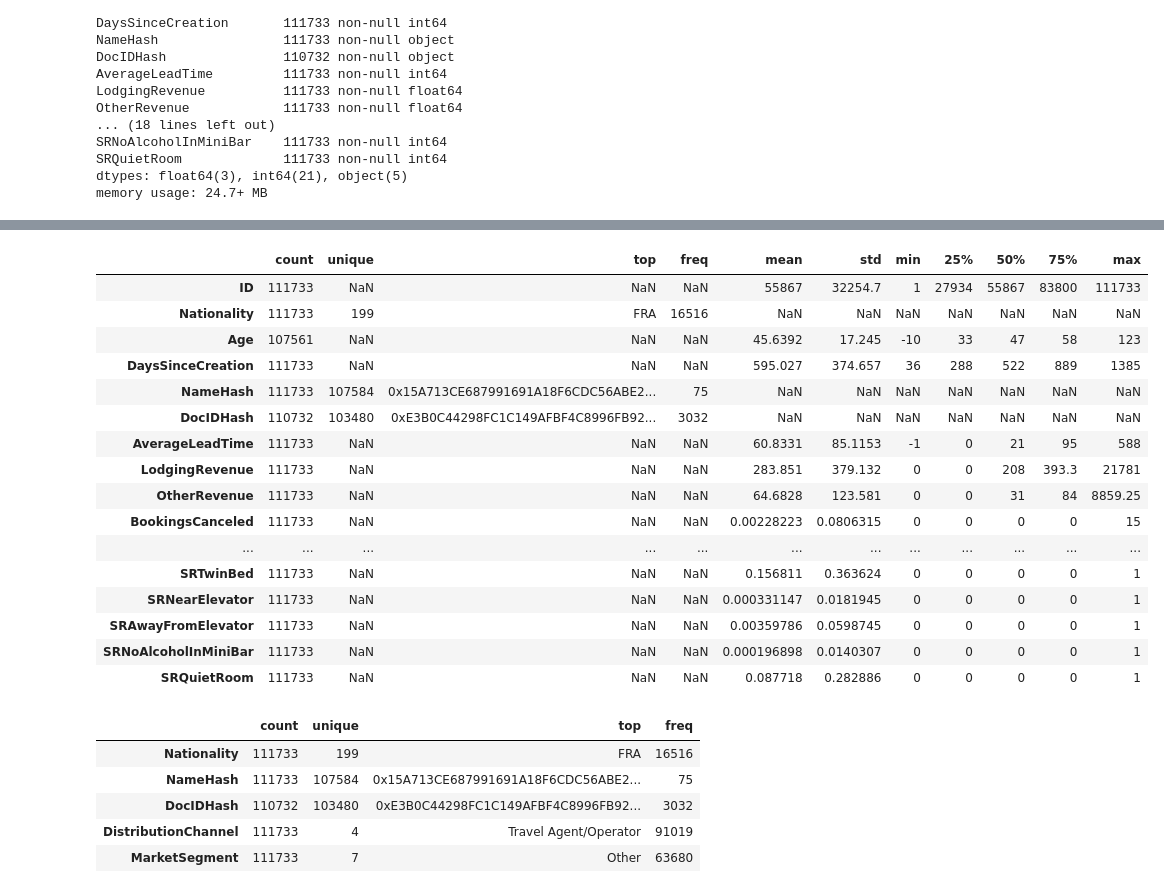
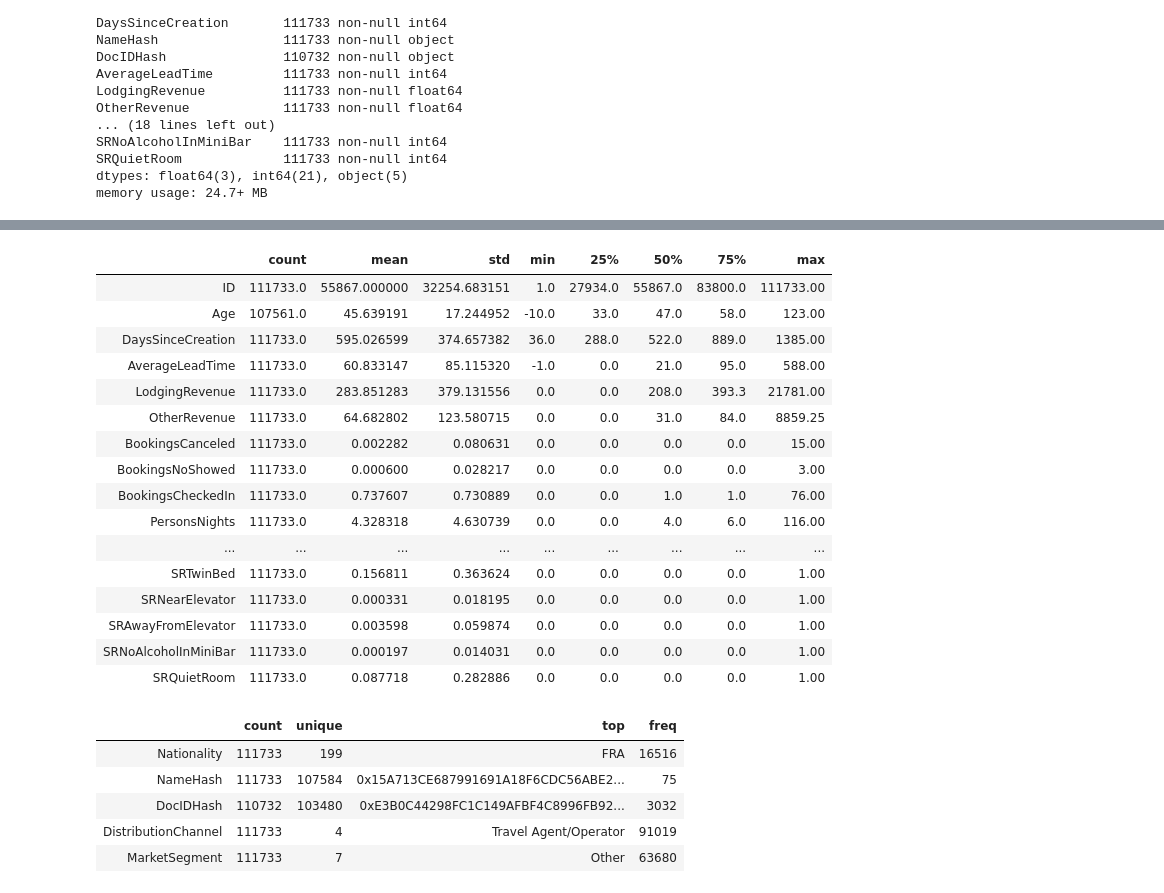
Before and after one commit to pmfs-alves/BCDS_Proj1_Segmentation, a Jupyter notebook: BCDS_Proj1_Customer_Seg.ipynb, the cells around one changed output, grey strips where cells are left out. Saved outputs shown, nothing was run; the diff lists cells and outputs as text; code cells hidden in the pictures.

```diff
--- a/BCDS_Proj1_Customer_Seg.ipynb
+++ b/BCDS_Proj1_Customer_Seg.ipynb
@@ -72,27 +72,27 @@ ds.head(10).transpose()
 | SRQuietRoom | 0 | 0 | 0 | 0 | 0 | 0 | 0 | 0 | 0 | 0 |
 # %%
 # Summary statistics for numerical variables
-summary=ds.describe(exclude=[np.object])   # exclude only objects, they will be treated next
-summary=summary.transpose()  # transpose the summary for easier reading
+summary=ds.describe(exclude=[np.object]).transpose()   # exclude only objects, they will be treated next
+                                                       # transpose the summary for easier reading
 summary.head(len(summary))
 # %% [output]
-|  | count | unique | top | freq | mean | std | min | 25% | 50% | 75% | max |
-| ID | 111733 | NaN | NaN | NaN | 55867 | 32254.7 | 1 | 27934 | 55867 | 83800 | 111733 |
-| Nationality | 111733 | 199 | FRA | 16516 | NaN | NaN | NaN | NaN | NaN | NaN | NaN |
-| Age | 107561 | NaN | NaN | NaN | 45.6392 | 17.245 | -10 | 33 | 47 | 58 | 123 |
-| DaysSinceCreation | 111733 | NaN | NaN | NaN | 595.027 | 374.657 | 36 | 288 | 522 | 889 | 1385 |
-| NameHash | 111733 | 107584 | 0x15A713CE687991691A18F6CDC56ABE2... | 75 | NaN | NaN | NaN | NaN | NaN | NaN | NaN |
-| DocIDHash | 110732 | 103480 | 0xE3B0C44298FC1C149AFBF4C8996FB92... | 3032 | NaN | NaN | NaN | NaN | NaN | NaN | NaN |
-| AverageLeadTime | 111733 | NaN | NaN | NaN | 60.8331 | 85.1153 | -1 | 0 | 21 | 95 | 588 |
-| LodgingRevenue | 111733 | NaN | NaN | NaN | 283.851 | 379.132 | 0 | 0 | 208 | 393.3 | 21781 |
-| OtherRevenue | 111733 | NaN | NaN | NaN | 64.6828 | 123.581 | 0 | 0 | 31 | 84 | 8859.25 |
-| BookingsCanceled | 111733 | NaN | NaN | NaN | 0.00228223 | 0.0806315 | 0 | 0 | 0 | 0 | 15 |
-| ... | ... | ... | ... | ... | ... | ... | ... | ... | ... | ... | ... |
-| SRTwinBed | 111733 | NaN | NaN | NaN | 0.156811 | 0.363624 | 0 | 0 | 0 | 0 | 1 |
-| SRNearElevator | 111733 | NaN | NaN | NaN | 0.000331147 | 0.0181945 | 0 | 0 | 0 | 0 | 1 |
-| SRAwayFromElevator | 111733 | NaN | NaN | NaN | 0.00359786 | 0.0598745 | 0 | 0 | 0 | 0 | 1 |
-| SRNoAlcoholInMiniBar | 111733 | NaN | NaN | NaN | 0.000196898 | 0.0140307 | 0 | 0 | 0 | 0 | 1 |
-| SRQuietRoom | 111733 | NaN | NaN | NaN | 0.087718 | 0.282886 | 0 | 0 | 0 | 0 | 1 |
+|  | count | mean | std | min | 25% | 50% | 75% | max |
+| ID | 111733.0 | 55867.000000 | 32254.683151 | 1.0 | 27934.0 | 55867.0 | 83800.0 | 111733.00 |
+| Age | 107561.0 | 45.639191 | 17.244952 | -10.0 | 33.0 | 47.0 | 58.0 | 123.00 |
+| DaysSinceCreation | 111733.0 | 595.026599 | 374.657382 | 36.0 | 288.0 | 522.0 | 889.0 | 1385.00 |
+| AverageLeadTime | 111733.0 | 60.833147 | 85.115320 | -1.0 | 0.0 | 21.0 | 95.0 | 588.00 |
+| LodgingRevenue | 111733.0 | 283.851283 | 379.131556 | 0.0 | 0.0 | 208.0 | 393.3 | 21781.00 |
+| OtherRevenue | 111733.0 | 64.682802 | 123.580715 | 0.0 | 0.0 | 31.0 | 84.0 | 8859.25 |
+| BookingsCanceled | 111733.0 | 0.002282 | 0.080631 | 0.0 | 0.0 | 0.0 | 0.0 | 15.00 |
+| BookingsNoShowed | 111733.0 | 0.000600 | 0.028217 | 0.0 | 0.0 | 0.0 | 0.0 | 3.00 |
+| BookingsCheckedIn | 111733.0 | 0.737607 | 0.730889 | 0.0 | 0.0 | 1.0 | 1.0 | 76.00 |
+| PersonsNights | 111733.0 | 4.328318 | 4.630739 | 0.0 | 0.0 | 4.0 | 6.0 | 116.00 |
+| ... | ... | ... | ... | ... | ... | ... | ... | ... |
+| SRTwinBed | 111733.0 | 0.156811 | 0.363624 | 0.0 | 0.0 | 0.0 | 0.0 | 1.00 |
+| SRNearElevator | 111733.0 | 0.000331 | 0.018195 | 0.0 | 0.0 | 0.0 | 0.0 | 1.00 |
+| SRAwayFromElevator | 111733.0 | 0.003598 | 0.059874 | 0.0 | 0.0 | 0.0 | 0.0 | 1.00 |
+| SRNoAlcoholInMiniBar | 111733.0 | 0.000197 | 0.014031 | 0.0 | 0.0 | 0.0 | 0.0 | 1.00 |
+| SRQuietRoom | 111733.0 | 0.087718 | 0.282886 | 0.0 | 0.0 | 0.0 | 0.0 | 1.00 |
 # %%
 # Summary statistics for non numerical variables
 summary=ds.describe(include=[np.object],percentiles=None)
```
Also changed, not shown: parts of 3 cells of this notebook.
